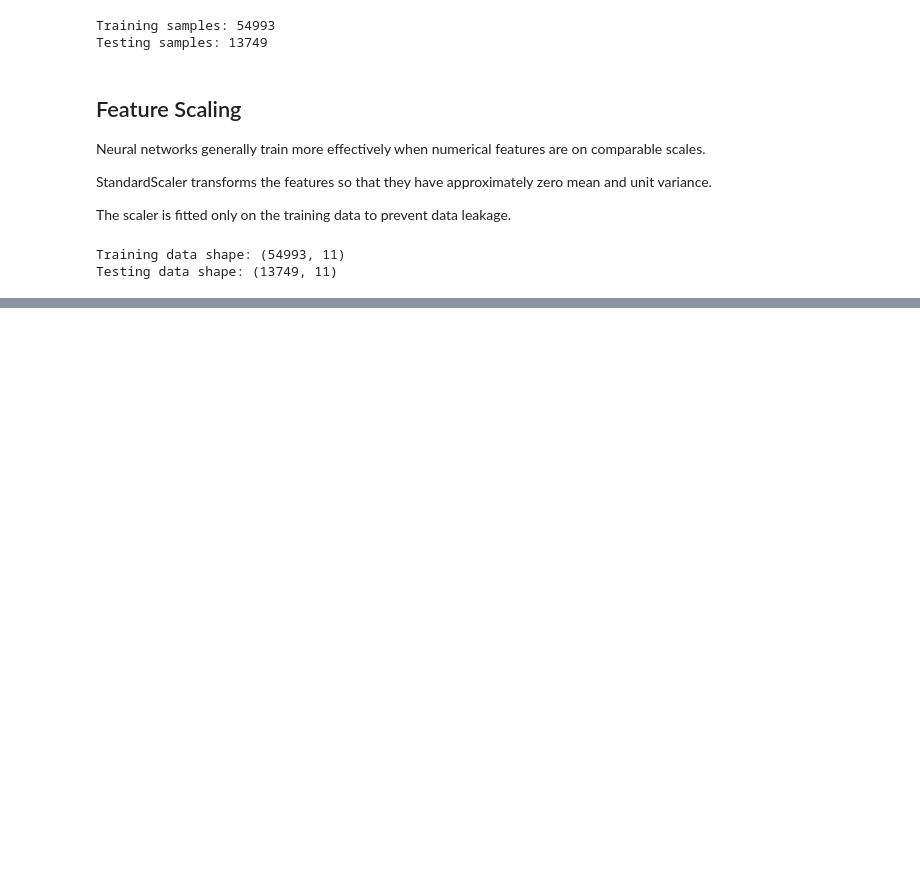
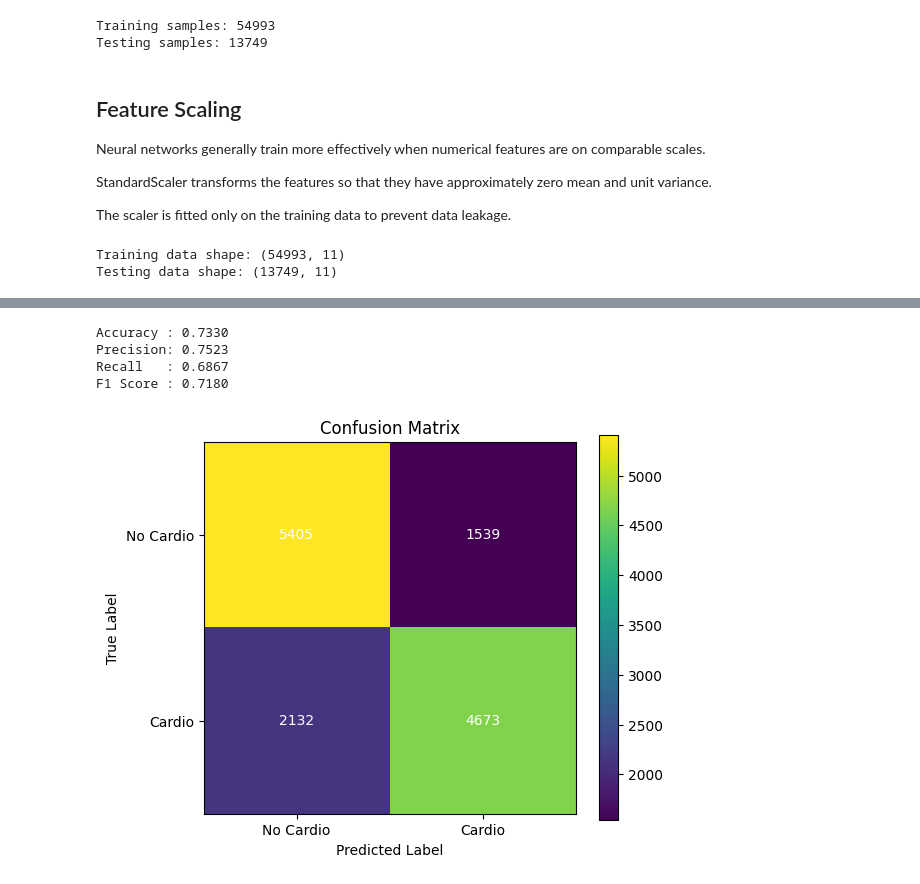
Before and after one commit to balsamkhaleel/Internship-Ai-ML, a Jupyter notebook: week6/day3/day3.ipynb, the cells around one changed output, grey strips where cells are left out. Cells and saved outputs as stored; diff of their text form; code cells hidden in the pictures; blank space fills up the shorter version.

```diff
--- a/week6/day3/day3.ipynb
+++ b/week6/day3/day3.ipynb
@@ -880,0 +551,59 @@ The main takeaway is that neural network performance should be improved through
+# %%
+y_prob = final_model.predict(
+    X_test_scaled,
+    verbose=0
+)
+
+y_pred = (y_prob >= 0.5).astype(int).ravel()
+
+accuracy = accuracy_score(y_test, y_pred)
+precision = precision_score(y_test, y_pred)
+recall = recall_score(y_test, y_pred)
+f1 = f1_score(y_test, y_pred)
+
+print(f"Accuracy : {accuracy:.4f}")
+print(f"Precision: {precision:.4f}")
+print(f"Recall   : {recall:.4f}")
+print(f"F1 Score : {f1:.4f}")
+# %% [output]
+Accuracy : 0.7330
+Precision: 0.7523
+Recall   : 0.6867
+F1 Score : 0.7180
+# %%
+cm = confusion_matrix(y_test, y_pred)
+
+plt.figure(figsize=(6, 5))
+
+plt.imshow(cm, cmap="viridis")
+
+plt.title("Confusion Matrix")
+plt.xlabel("Predicted Label")
+plt.ylabel("True Label")
+
+plt.colorbar()
+
+plt.xticks(
+    [0, 1],
+    ["No Cardio", "Cardio"]
+)
+
+plt.yticks(
+    [0, 1],
+    ["No Cardio", "Cardio"]
+)
+
+for i in range(2):
+    for j in range(2):
+        plt.text(
+            j,
+            i,
+            cm[i, j],
+            ha="center",
+            va="center",
+            color="white"
+        )
+
+plt.show()
+# %% [output]
+[figure, added]
```
Also changed, not shown: parts of 56 cells of this notebook, 1 other file.
